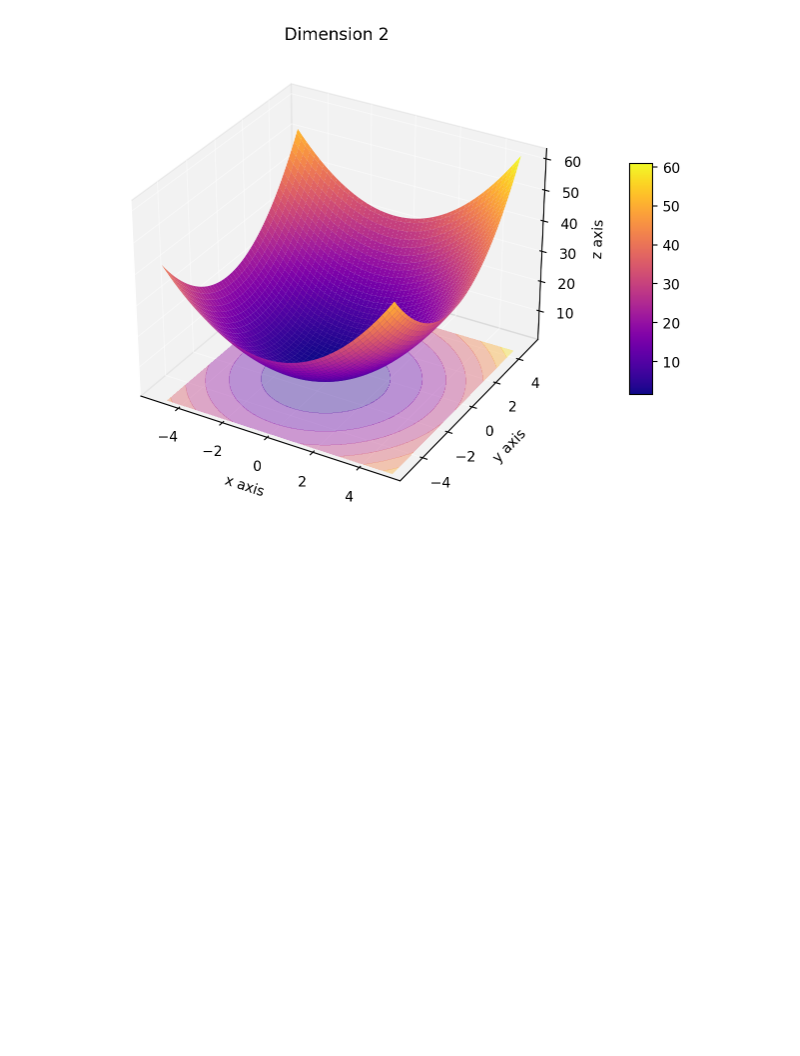
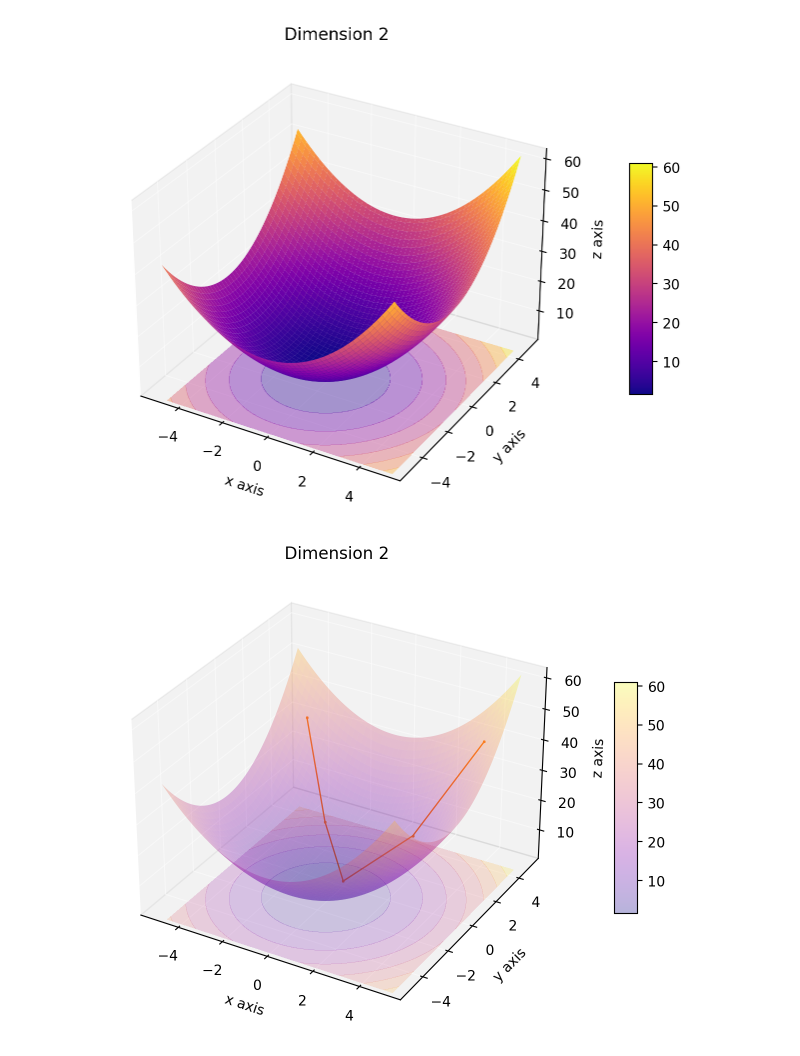
Before and after one commit to Mousteph/Descent, a Jupyter notebook: figures.ipynb, the cells around one changed output. Drawn from its saved outputs; the diff is of its cells as text; code cells hidden in the pictures; blank space fills up the shorter version.

Commit message:
(add) descent modelisation

```diff
--- a/figures.ipynb
+++ b/figures.ipynb
@@ -31,3 +31,10 @@ quadratic_3d = Quadratic3D()
 quadratic_3d.figure()
 # %% [output]
 [figure]
+# %%
+descent = {
+    "descent": np.array([[-4, 4], [-2, 2], [0, 0], [2, 2], [4, 4]])
+}
+quadratic_3d.figure(descent=descent)
+# %% [output]
+[figure, added]
```
Also changed, not shown: 1 other file.
